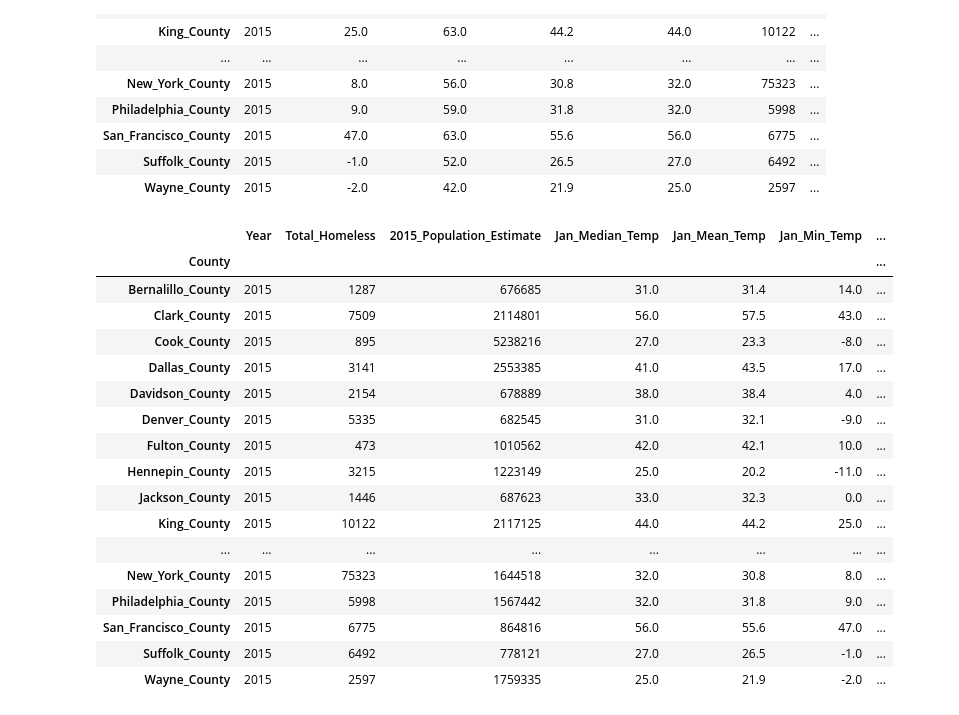
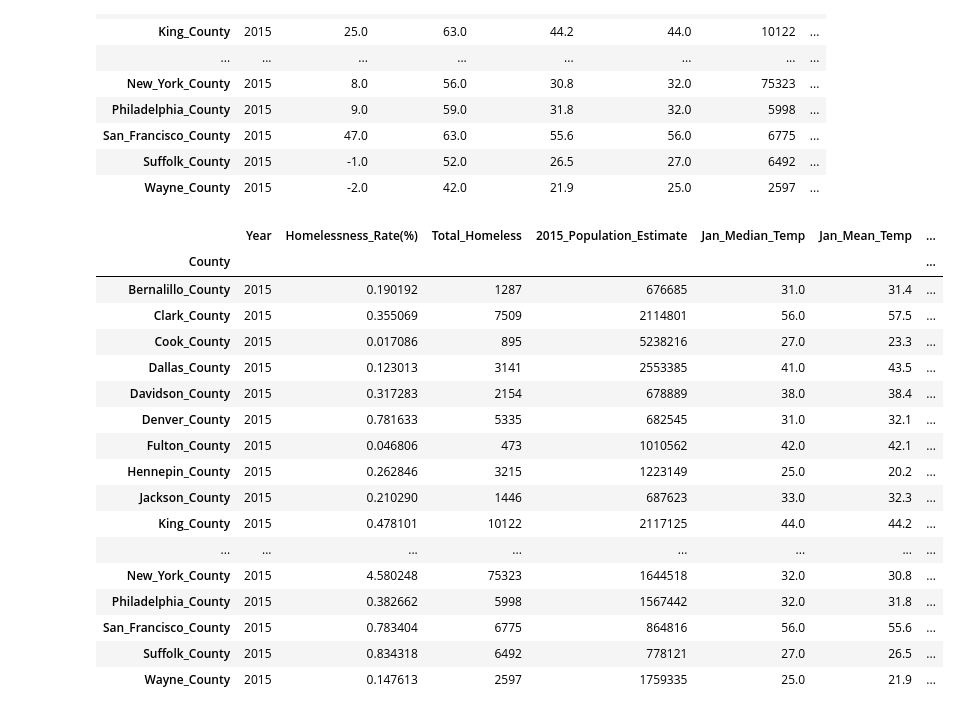
Before and after one commit to kylagelev/Homelessness-Weather, a Jupyter notebook: County_Weather/Master DataFrame 2015.ipynb, the cells around one changed output. Drawn from its saved outputs; the diff is of its cells as text; code cells hidden in the pictures.

Commit message:
Finished 2015 master dataframe

```diff
--- a/County_Weather/Master DataFrame 2015.ipynb
+++ b/County_Weather/Master DataFrame 2015.ipynb
@@ -194,29 +194,34 @@ weatherHomelessPopulationDf
 | San_Francisco_County | 2015 | 47.0 | 63.0 | 55.6 | 56.0 | 6775 | ... |
 | Suffolk_County | 2015 | -1.0 | 52.0 | 26.5 | 27.0 | 6492 | ... |
 | Wayne_County | 2015 | -2.0 | 42.0 | 21.9 | 25.0 | 2597 | ... |
+# %%
+totalHomeless=weatherHomelessPopulationDf['Total_Homeless'].tolist()
+populationEstimate=weatherHomelessPopulationDf['2015_Population_Estimate'].tolist()
+homelessRate = [100*(h / p) for h, p in zip(totalHomeless, populationEstimate)]
+weatherHomelessPopulationDf['Homelessness_Rate(%)']=homelessRate
 # %%
 #Rearrage columns in a more intuitive order
-weatherHomelessPopulationDf=weatherHomelessPopulationDf[['Year', 'Total_Homeless', '2015_Population_Estimate', 'Jan_Median_Temp', 'Jan_Mean_Temp', 'Jan_Min_Temp', 'Jan_Max_Temp']]
+weatherHomelessPopulationDf=weatherHomelessPopulationDf[['Year', 'Homelessness_Rate(%)','Total_Homeless', '2015_Population_Estimate', 'Jan_Median_Temp', 'Jan_Mean_Temp', 'Jan_Min_Temp', 'Jan_Max_Temp']]
 weatherHomelessPopulationDf
 # %% [output]
-|  | Year | Total_Homeless | 2015_Population_Estimate | Jan_Median_Temp | Jan_Mean_Temp | Jan_Min_Temp | ... |
+|  | Year | Homelessness_Rate(%) | Total_Homeless | 2015_Population_Estimate | Jan_Median_Temp | Jan_Mean_Temp | ... |
 | County |  |  |  |  |  |  | ... |
-| Bernalillo_County | 2015 | 1287 | 676685 | 31.0 | 31.4 | 14.0 | ... |
-| Clark_County | 2015 | 7509 | 2114801 | 56.0 | 57.5 | 43.0 | ... |
-| Cook_County | 2015 | 895 | 5238216 | 27.0 | 23.3 | -8.0 | ... |
-| Dallas_County | 2015 | 3141 | 2553385 | 41.0 | 43.5 | 17.0 | ... |
-| Davidson_County | 2015 | 2154 | 678889 | 38.0 | 38.4 | 4.0 | ... |
-| Denver_County | 2015 | 5335 | 682545 | 31.0 | 32.1 | -9.0 | ... |
-| Fulton_County | 2015 | 473 | 1010562 | 42.0 | 42.1 | 10.0 | ... |
-| Hennepin_County | 2015 | 3215 | 1223149 | 25.0 | 20.2 | -11.0 | ... |
-| Jackson_County | 2015 | 1446 | 687623 | 33.0 | 32.3 | 0.0 | ... |
-| King_County | 2015 | 10122 | 2117125 | 44.0 | 44.2 | 25.0 | ... |
+| Bernalillo_County | 2015 | 0.190192 | 1287 | 676685 | 31.0 | 31.4 | ... |
+| Clark_County | 2015 | 0.355069 | 7509 | 2114801 | 56.0 | 57.5 | ... |
+| Cook_County | 2015 | 0.017086 | 895 | 5238216 | 27.0 | 23.3 | ... |
+| Dallas_County | 2015 | 0.123013 | 3141 | 2553385 | 41.0 | 43.5 | ... |
+| Davidson_County | 2015 | 0.317283 | 2154 | 678889 | 38.0 | 38.4 | ... |
+| Denver_County | 2015 | 0.781633 | 5335 | 682545 | 31.0 | 32.1 | ... |
+| Fulton_County | 2015 | 0.046806 | 473 | 1010562 | 42.0 | 42.1 | ... |
+| Hennepin_County | 2015 | 0.262846 | 3215 | 1223149 | 25.0 | 20.2 | ... |
+| Jackson_County | 2015 | 0.210290 | 1446 | 687623 | 33.0 | 32.3 | ... |
+| King_County | 2015 | 0.478101 | 10122 | 2117125 | 44.0 | 44.2 | ... |
 | ... | ... | ... | ... | ... | ... | ... | ... |
-| New_York_County | 2015 | 75323 | 1644518 | 32.0 | 30.8 | 8.0 | ... |
-| Philadelphia_County | 2015 | 5998 | 1567442 | 32.0 | 31.8 | 9.0 | ... |
-| San_Francisco_County | 2015 | 6775 | 864816 | 56.0 | 55.6 | 47.0 | ... |
-| Suffolk_County | 2015 | 6492 | 778121 | 27.0 | 26.5 | -1.0 | ... |
-| Wayne_County | 2015 | 2597 | 1759335 | 25.0 | 21.9 | -2.0 | ... |
+| New_York_County | 2015 | 4.580248 | 75323 | 1644518 | 32.0 | 30.8 | ... |
+| Philadelphia_County | 2015 | 0.382662 | 5998 | 1567442 | 32.0 | 31.8 | ... |
+| San_Francisco_County | 2015 | 0.783404 | 6775 | 864816 | 56.0 | 55.6 | ... |
+| Suffolk_County | 2015 | 0.834318 | 6492 | 778121 | 27.0 | 26.5 | ... |
+| Wayne_County | 2015 | 0.147613 | 2597 | 1759335 | 25.0 | 21.9 | ... |
 # %%
 #Export to csv
 weatherHomelessPopulationDf.to_csv('../2015_Master_Summary.csv', index=True, header=True)
```
Also changed, not shown: 2 other files.
